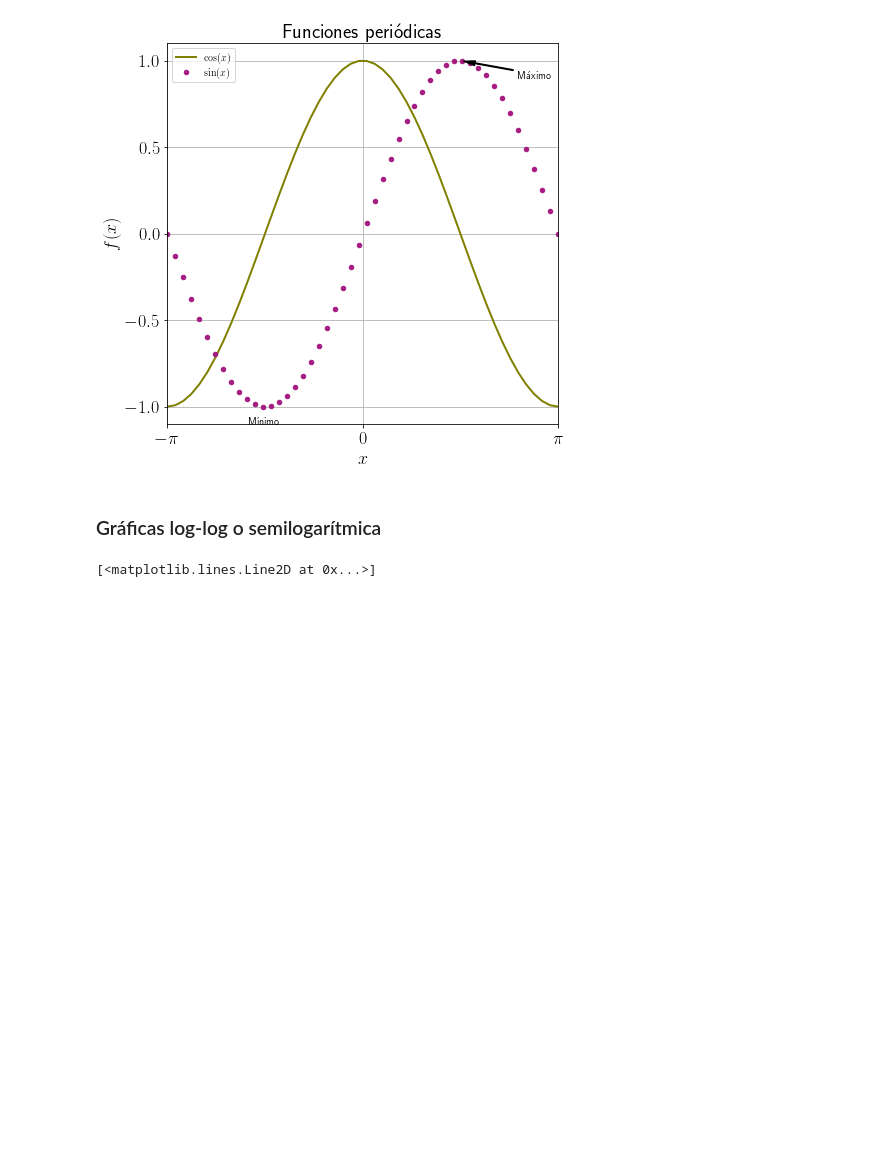
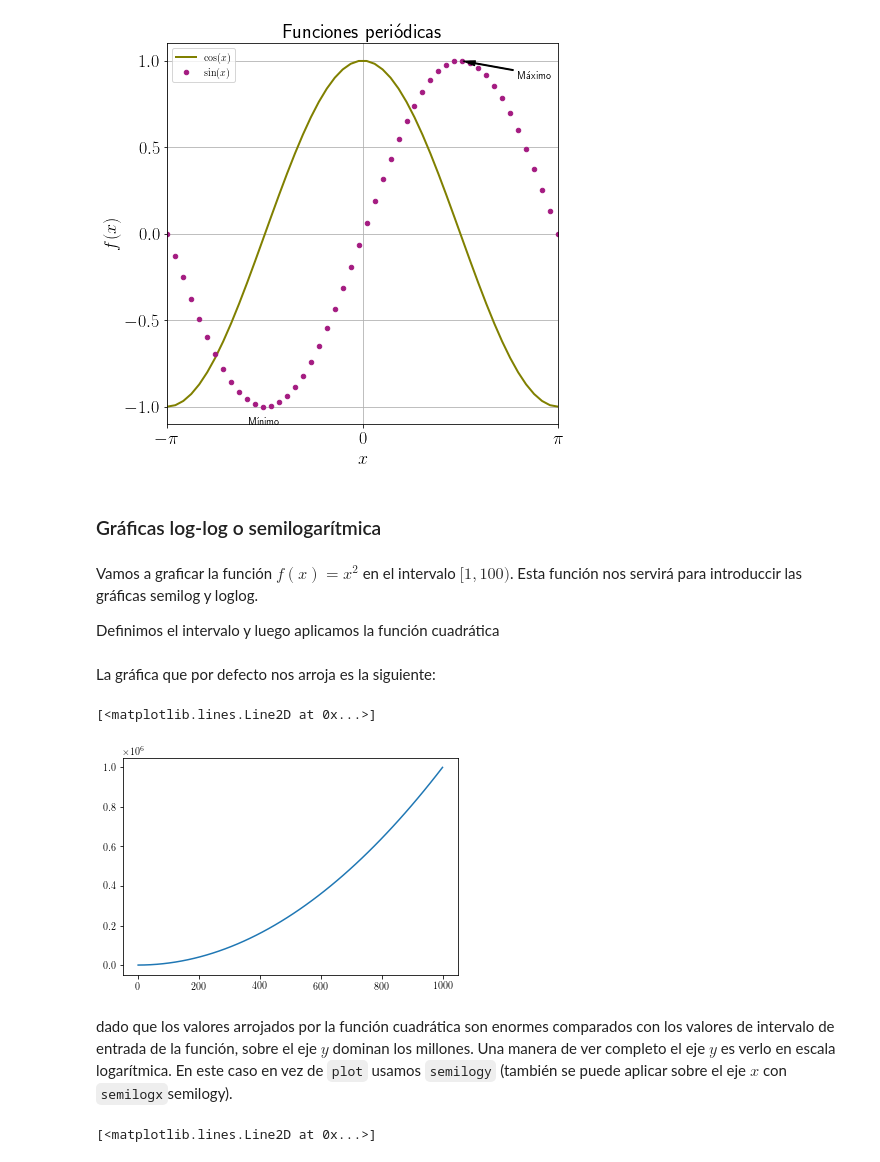
Before and after one commit to saac/Computacion2020-8093, a Jupyter notebook: Programacion_Python/3_Grafica.ipynb, the cells around one changed output. Drawn from its saved outputs; the diff is of its cells as text; code cells hidden in the pictures; blank space fills up the shorter version.

Commit message:
Listo cuaderno de gráficas

```diff
--- a/Programacion_Python/3_Grafica.ipynb
+++ b/Programacion_Python/3_Grafica.ipynb
@@ -147,9 +147,22 @@ plt.savefig('FPeridocas.pdf')
 [figure]
 # %% [markdown]
 ### Gráficas log-log o semilogarítmica
+# %% [markdown]
+Vamos a graficar la función $f(x) = x^2$ en el intervalo $[1,100)$. Esta función nos servirá para introduccir las gráficas semilog y loglog.
+
+Definimos el intervalo y luego aplicamos la función cuadrática
 # %%
 x2 = np.linspace(1,1000)
 fx2 = x2**2
+# %% [markdown]
+La gráfica que por defecto nos arroja es la siguiente:
+# %%
+plt.plot(x2,fx2)
+# %% [output]
+[<matplotlib.lines.Line2D at 0x...>]
+[figure, added]
+# %% [markdown]
+dado que los valores arrojados por la función cuadrática son enormes comparados con los valores de intervalo de entrada de la función, sobre el eje $y$ dominan los millones. Una manera de ver completo el eje $y$ es verlo en escala logarítmica. En este caso en vez de `plot` usamos `semilogy` (también se puede aplicar sobre el eje $x$ con `semilogx`semilogy).
 # %%
 plt.semilogy(x2,fx2)
 # %% [output]
```
Also changed, not shown: parts of 17 cells of this notebook.
